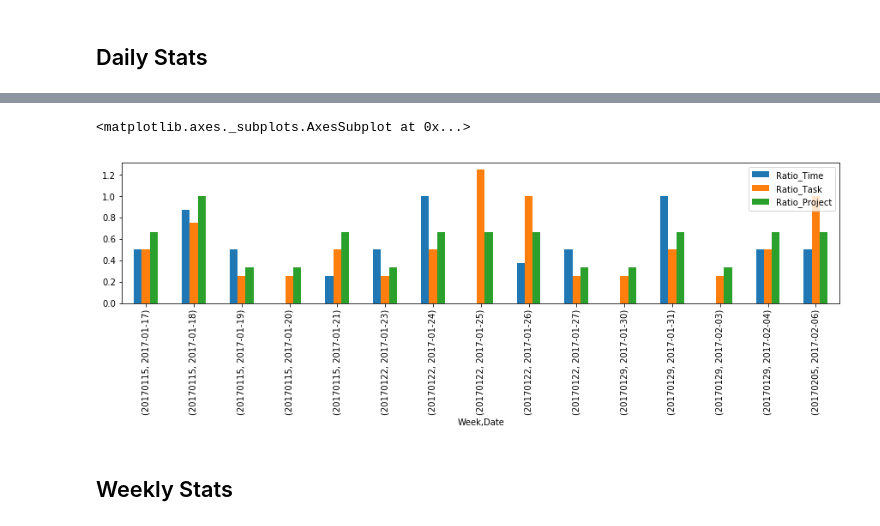
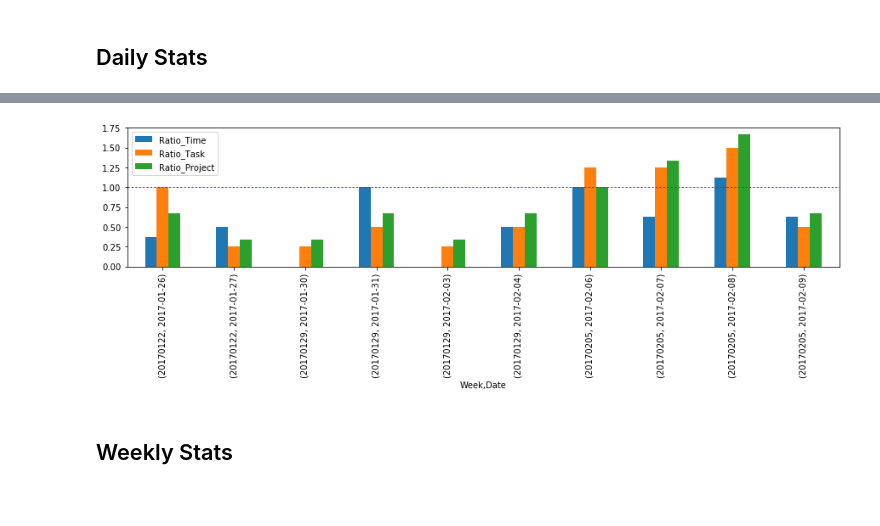
Before and after one commit to jykim/mdt, a Jupyter notebook: notebooks/MDT - prod.ipynb, the cells around one changed output, grey strips where cells are left out. Saved outputs shown, nothing was run; the diff lists cells and outputs as text; code cells hidden in the pictures; blank space fills up the shorter version.

```diff
--- a/notebooks/MDT - prod.ipynb
+++ b/notebooks/MDT - prod.ipynb
@@ -55,8 +47,8 @@ dstat
 # %%
-daily.ix[-15:,3:].plot(kind="bar", figsize=[15,3])
+plt = daily.ix[-10:,3:].plot(kind="bar", figsize=[15,3])
+plt.axhline(y=1, linewidth=1, color = 'red', linestyle = 'dotted');
 # %% [output]
-<matplotlib.axes._subplots.AxesSubplot at 0x...>
-[figure, old version]
+[figure, new version]
 # %% [markdown]
 ## Weekly Stats
 # %%
```
Also changed, not shown: parts of 17 cells of this notebook.
